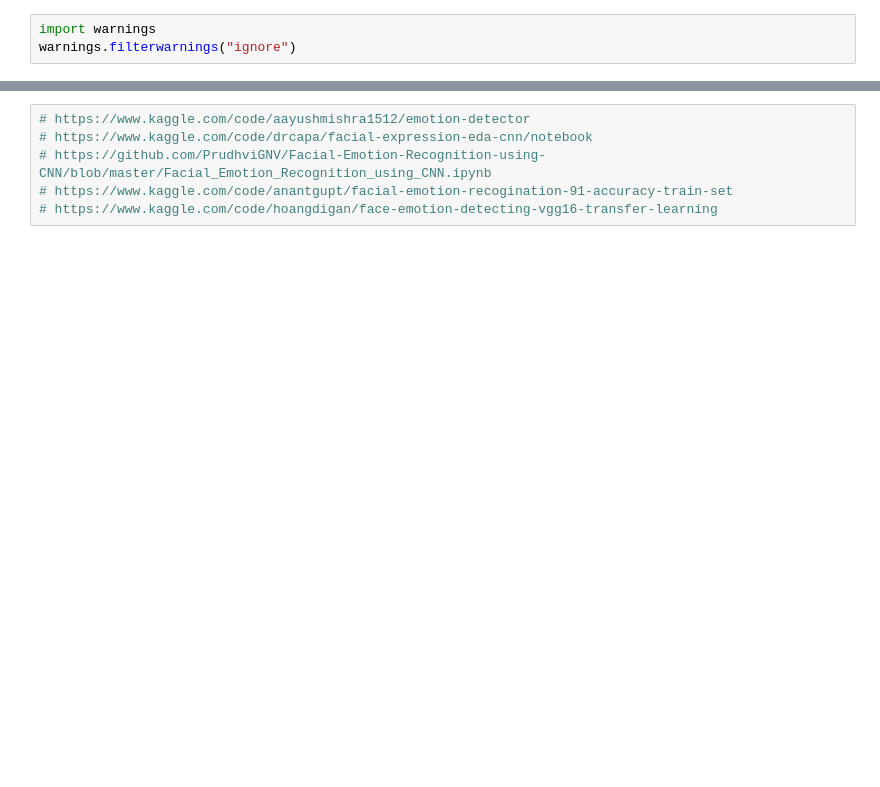
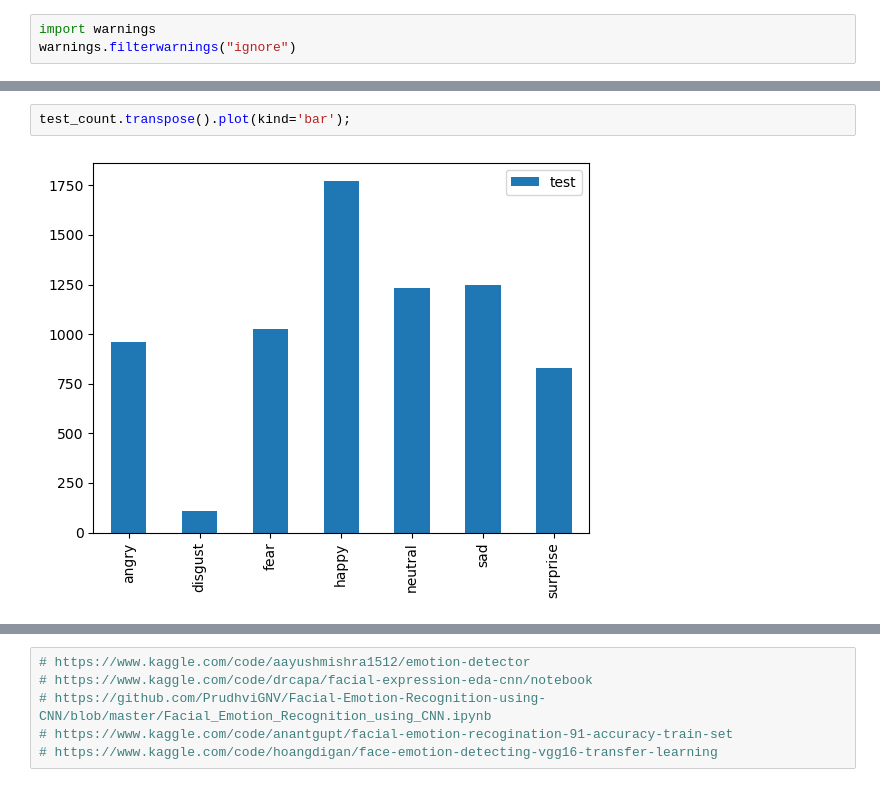
Before and after one commit to phsophea101/dl-human-emotions, a Jupyter notebook: app.ipynb, the cells around one changed output, grey strips where cells are left out. Saved outputs shown, nothing was run; the diff lists cells and outputs as text; blank space fills up the shorter version.

```diff
--- a/app.ipynb
+++ b/app.ipynb
@@ -20,0 +35,4 @@ image_size = (48, 48)
+# %%
+test_count.transpose().plot(kind='bar');
+# %% [output]
+[figure, added]
```
Also changed, not shown: parts of 25 cells of this notebook.
